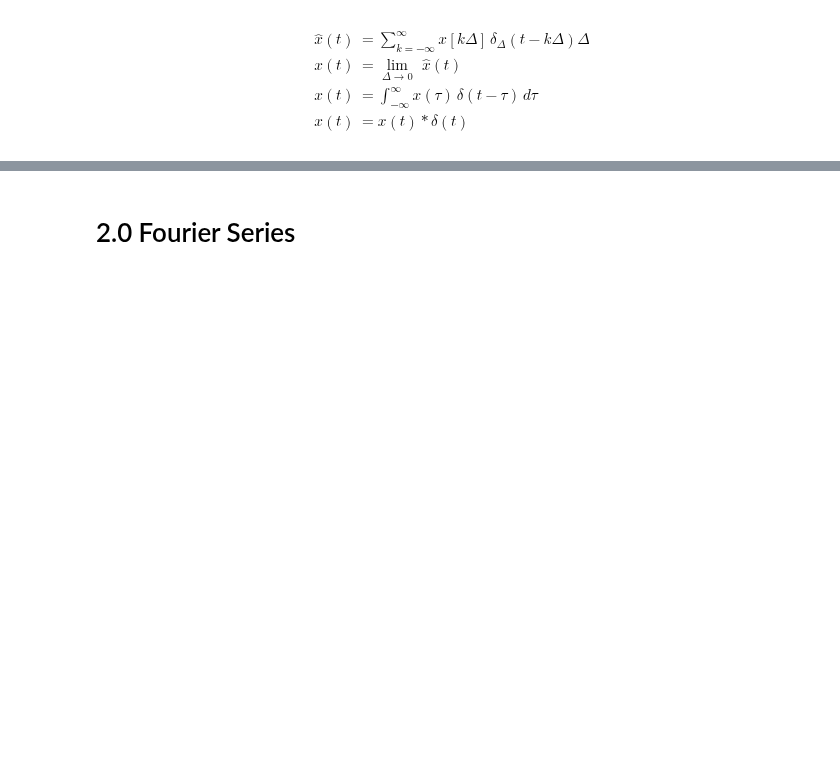
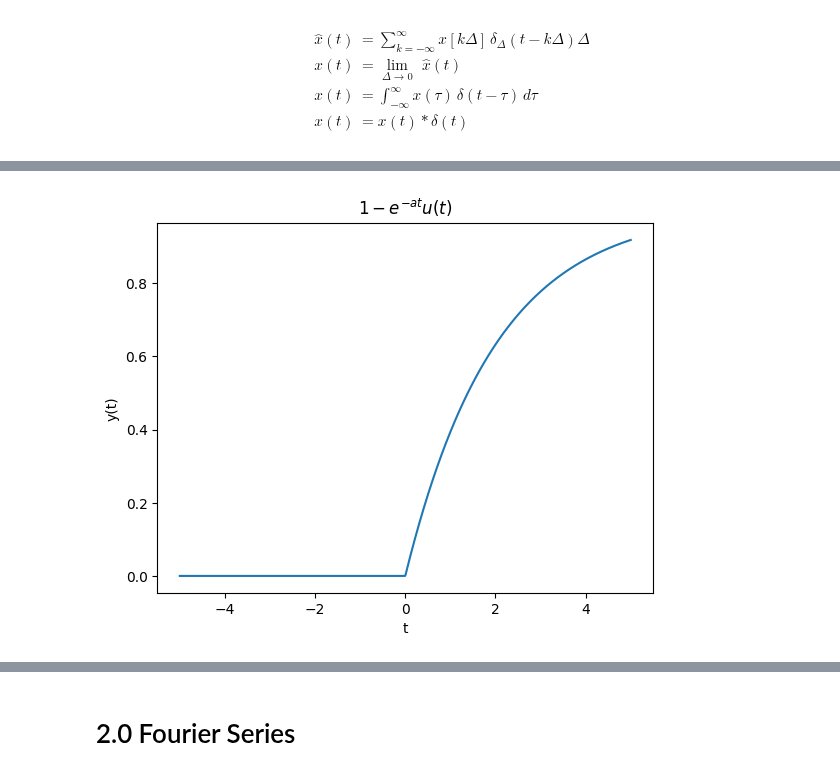
Before and after one commit to BuwanekaEpakanda/EE_257_Note_Book, a Jupyter notebook: EE_257_Signals_and_Systems.ipynb, the cells around one changed output, grey strips where cells are left out. Saved outputs shown, nothing was run; the diff lists cells and outputs as text; code cells hidden in the pictures; blank space fills up the shorter version.

```diff
--- a/EE_257_Signals_and_Systems.ipynb
+++ b/EE_257_Signals_and_Systems.ipynb
@@ -556,0 +595,16 @@ $$
+# %%
+t = np.linspace(-5, 5, 1000)
+
+a = 0.5
+f = (1 - np.exp(-a*t))*np.heaviside(t, 1)
+
+fig, ax = plt.subplots()
+ax.plot(t, f)
+
+ax.set_xlabel('t')
+ax.set_ylabel('y(t)')
+ax.set_title(r'$1-e^{-at}u(t)$')
+
+plt.show()
+# %% [output]
+[figure, added]
```
Also changed, not shown: parts of 20 cells of this notebook.
